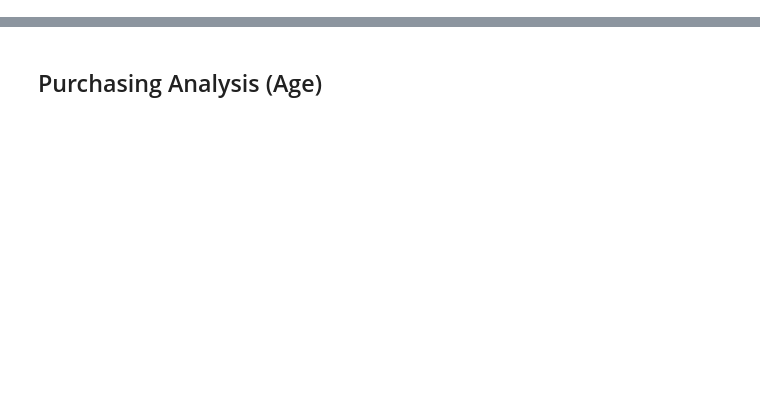
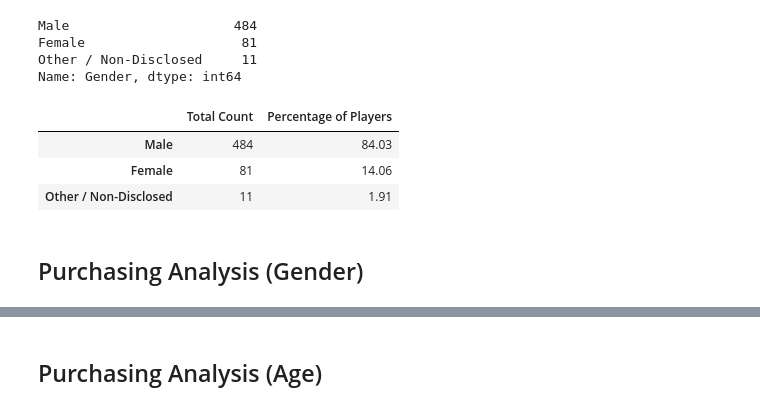
Before and after one commit to CodeNameKND14/Gaming-Analysis-Python, a Jupyter notebook: HeroesOfPymoli_Analysis.ipynb, the cells around one changed output, grey strips where cells are left out. Cells and saved outputs as stored; diff of their text form; code cells hidden in the pictures; blank space fills up the shorter version.

```diff
--- a/HeroesOfPymoli_Analysis.ipynb
+++ b/HeroesOfPymoli_Analysis.ipynb
@@ -93,0 +81,22 @@ age_demo_df
+# %%
+# Calculate the Number and Percentage by Gender
+gender_demographics_totals = player_demographics["Gender"].value_counts()
+gender_demographics_percents = gender_demographics_totals / num_players * 100
+gender_demographics = pd.DataFrame({"Total Count": gender_demographics_totals, "Percentage of Players": gender_demographics_percents})
+
+# Minor Data Munging
+gender_demographics = gender_demographics.round(2)
+
+gender_demographics
+# %% [output]
+Male                     484
+Female                    81
+Other / Non-Disclosed     11
+Name: Gender, dtype: int64
+|  | Total Count | Percentage of Players |
+| Male | 484 | 84.03 |
+| Female | 81 | 14.06 |
+| Other / Non-Disclosed | 11 | 1.91 |
+# %% [markdown]
+
+## Purchasing Analysis (Gender)
```
Also changed, not shown: parts of 49 cells of this notebook.
